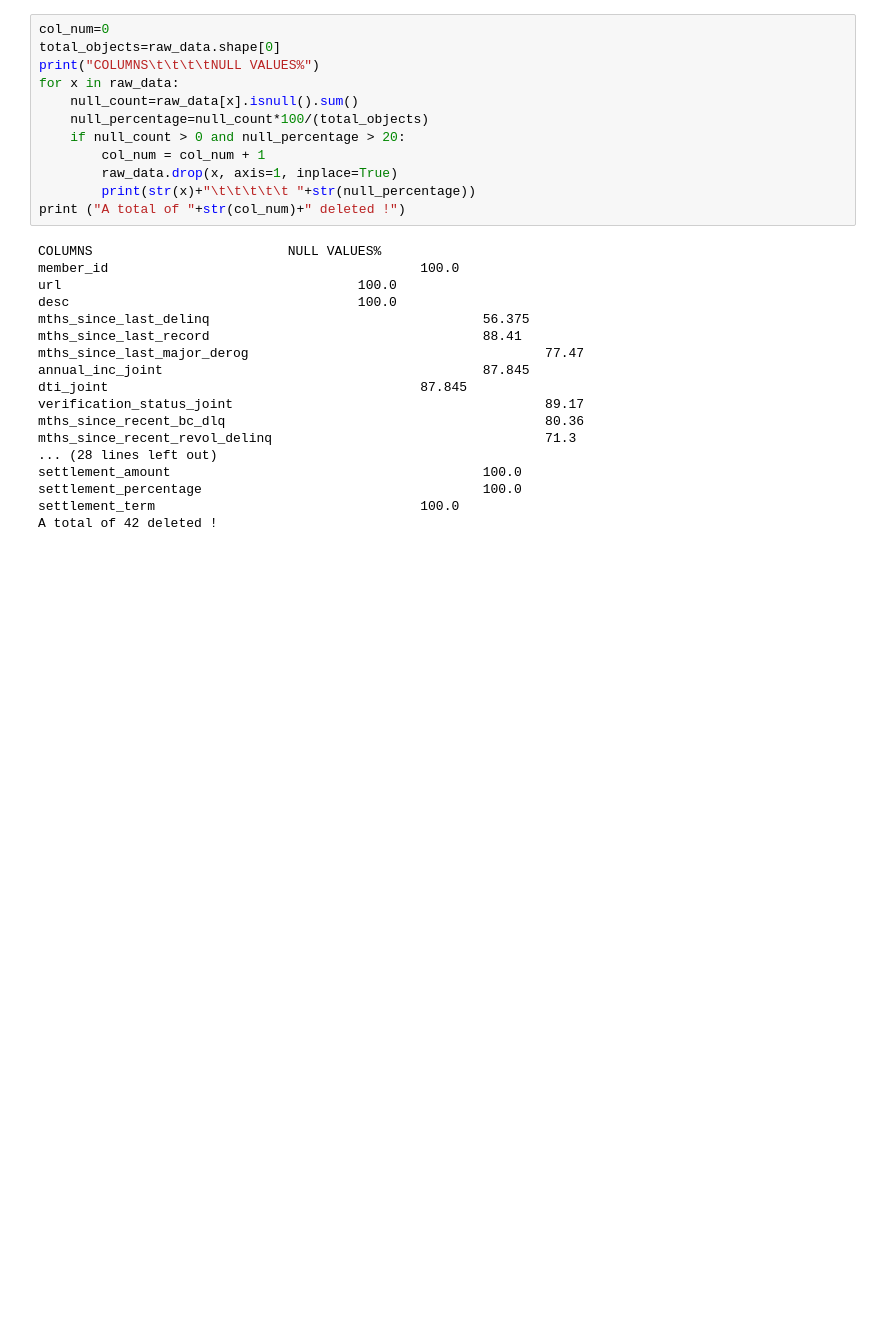
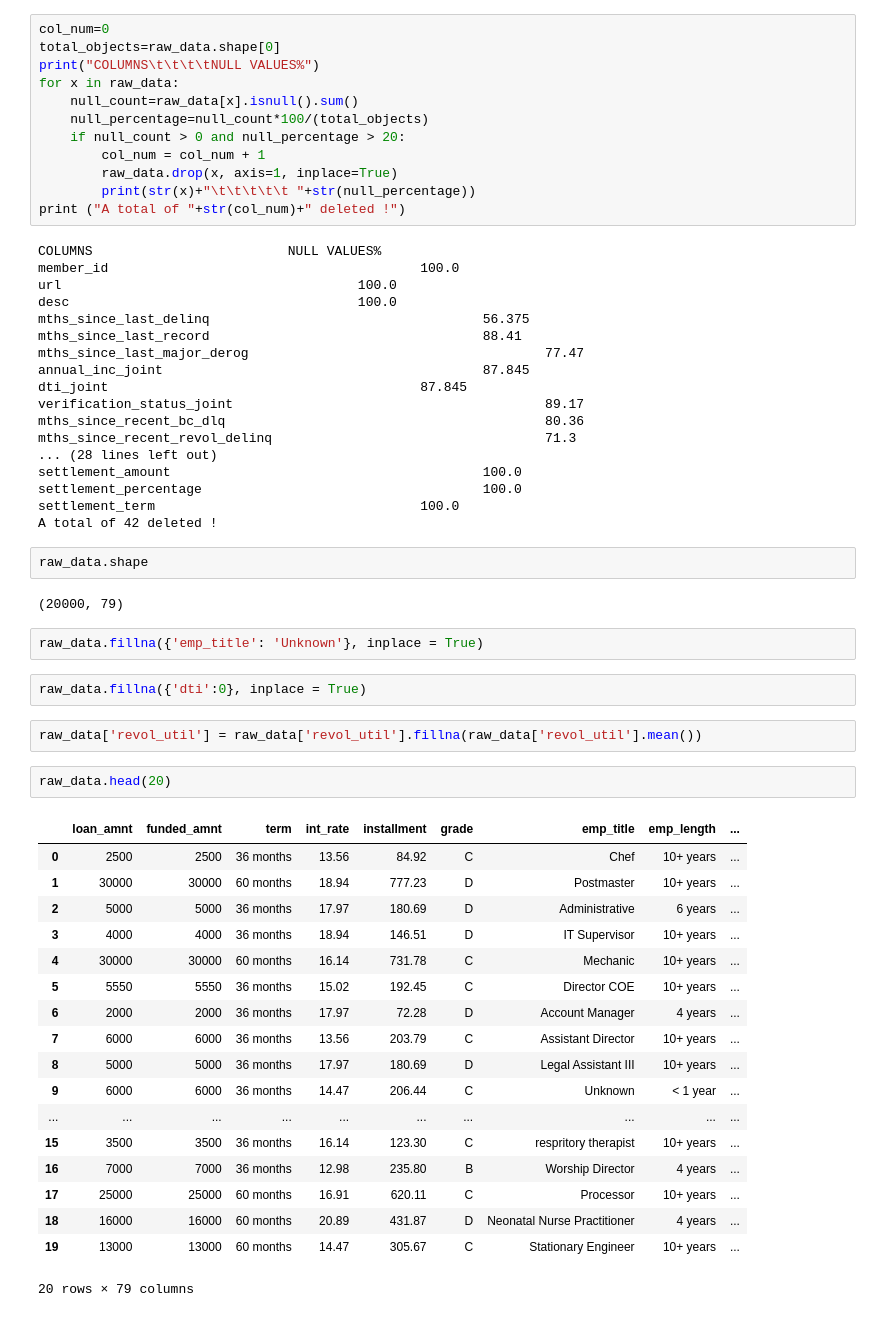
Before and after one commit to afaafhariri/data-cleaning, a Jupyter notebook: data_cleaning.ipynb, the cells around one changed output. Cells and saved outputs as stored; diff of their text form; blank space fills up the shorter version.

Commit message:
insert missing data

```diff
--- a/data_cleaning.ipynb
+++ b/data_cleaning.ipynb
@@ -85,3 +85,34 @@ settlement_amount                                        100.0
 settlement_percentage                                    100.0
 settlement_term                                  100.0
 A total of 42 deleted !
+# %%
+raw_data.shape
+# %% [output]
+(20000, 79)
+# %%
+raw_data.fillna({'emp_title': 'Unknown'}, inplace = True)
+# %%
+raw_data.fillna({'dti':0}, inplace = True)
+# %%
+raw_data['revol_util'] = raw_data['revol_util'].fillna(raw_data['revol_util'].mean())
+# %%
+raw_data.head(20)
+# %% [output]
+|  | loan_amnt | funded_amnt | term | int_rate | installment | grade | emp_title | emp_length | ... |
+| 0 | 2500 | 2500 | 36 months | 13.56 | 84.92 | C | Chef | 10+ years | ... |
+| 1 | 30000 | 30000 | 60 months | 18.94 | 777.23 | D | Postmaster | 10+ years | ... |
+| 2 | 5000 | 5000 | 36 months | 17.97 | 180.69 | D | Administrative | 6 years | ... |
+| 3 | 4000 | 4000 | 36 months | 18.94 | 146.51 | D | IT Supervisor | 10+ years | ... |
+| 4 | 30000 | 30000 | 60 months | 16.14 | 731.78 | C | Mechanic | 10+ years | ... |
+| 5 | 5550 | 5550 | 36 months | 15.02 | 192.45 | C | Director COE | 10+ years | ... |
+| 6 | 2000 | 2000 | 36 months | 17.97 | 72.28 | D | Account Manager | 4 years | ... |
+| 7 | 6000 | 6000 | 36 months | 13.56 | 203.79 | C | Assistant Director | 10+ years | ... |
+| 8 | 5000 | 5000 | 36 months | 17.97 | 180.69 | D | Legal Assistant III | 10+ years | ... |
+| 9 | 6000 | 6000 | 36 months | 14.47 | 206.44 | C | Unknown | < 1 year | ... |
+| ... | ... | ... | ... | ... | ... | ... | ... | ... | ... |
+| 15 | 3500 | 3500 | 36 months | 16.14 | 123.30 | C | respritory therapist | 10+ years | ... |
+| 16 | 7000 | 7000 | 36 months | 12.98 | 235.80 | B | Worship Director | 4 years | ... |
+| 17 | 25000 | 25000 | 60 months | 16.91 | 620.11 | C | Processor | 10+ years | ... |
+| 18 | 16000 | 16000 | 60 months | 20.89 | 431.87 | D | Neonatal Nurse Practitioner | 4 years | ... |
+| 19 | 13000 | 13000 | 60 months | 14.47 | 305.67 | C | Stationary Engineer | 10+ years | ... |
+20 rows × 79 columns
```
